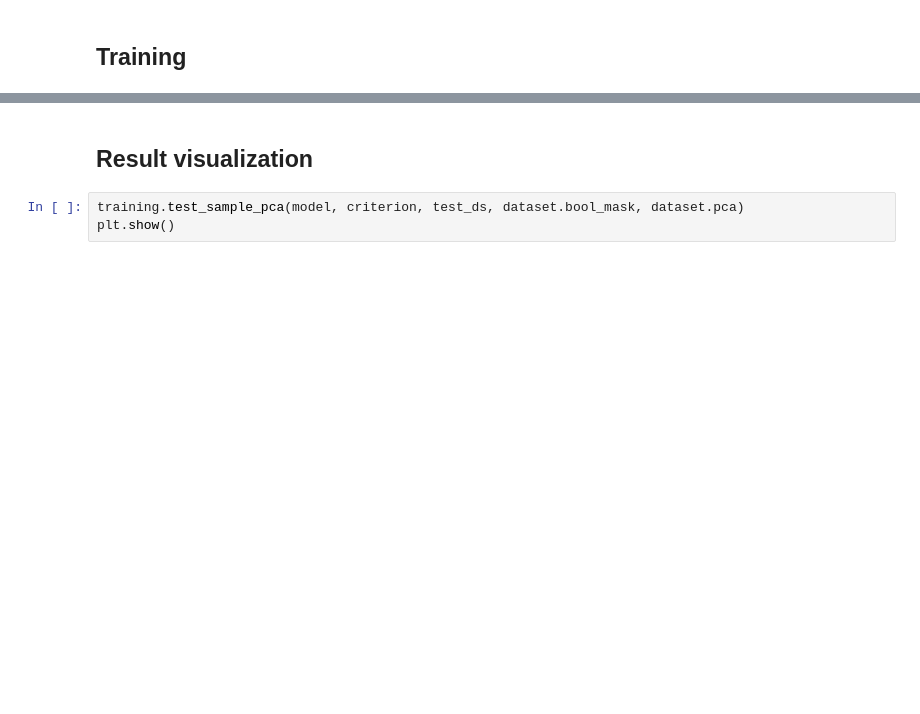
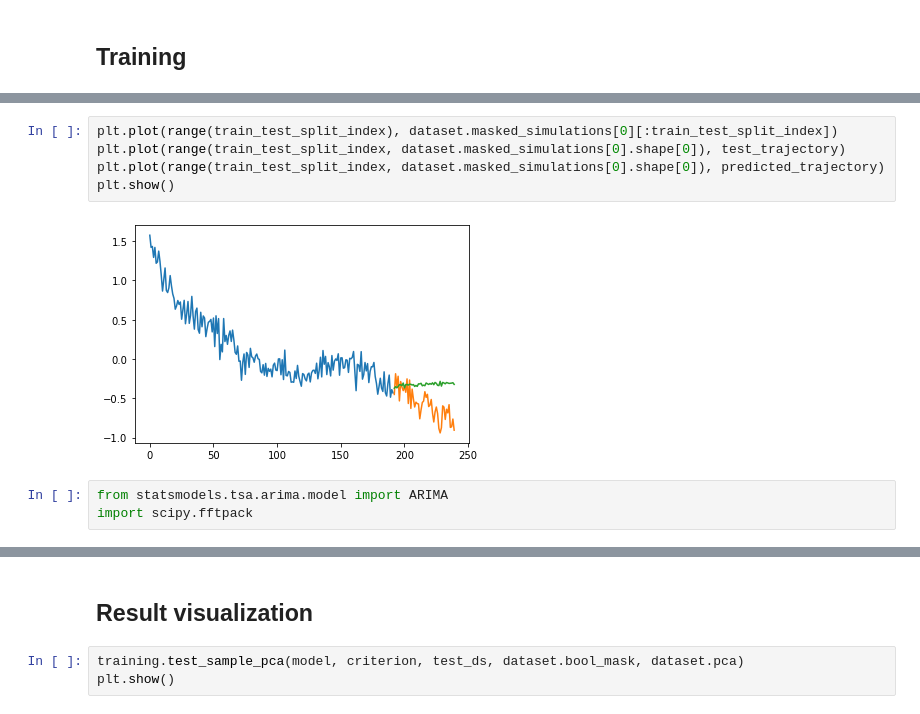
Before and after one commit to Maison-de-la-Simulation/hrmes, a Jupyter notebook: pca.ipynb, the cells around one changed output, grey strips where cells are left out. Cells and saved outputs as stored; diff of their text form; blank space fills up the shorter version.

```diff
--- a/pca.ipynb
+++ b/pca.ipynb
@@ -147,0 +127,10 @@ Epoch  12
+# %%
+plt.plot(range(train_test_split_index), dataset.masked_simulations[0][:train_test_split_index])
+plt.plot(range(train_test_split_index, dataset.masked_simulations[0].shape[0]), test_trajectory)
+plt.plot(range(train_test_split_index, dataset.masked_simulations[0].shape[0]), predicted_trajectory)
+plt.show()
+# %% [output]
+[figure, added]
+# %%
+from statsmodels.tsa.arima.model import ARIMA
+import scipy.fftpack
```
Also changed, not shown: parts of 18 cells of this notebook, 2 other files.
